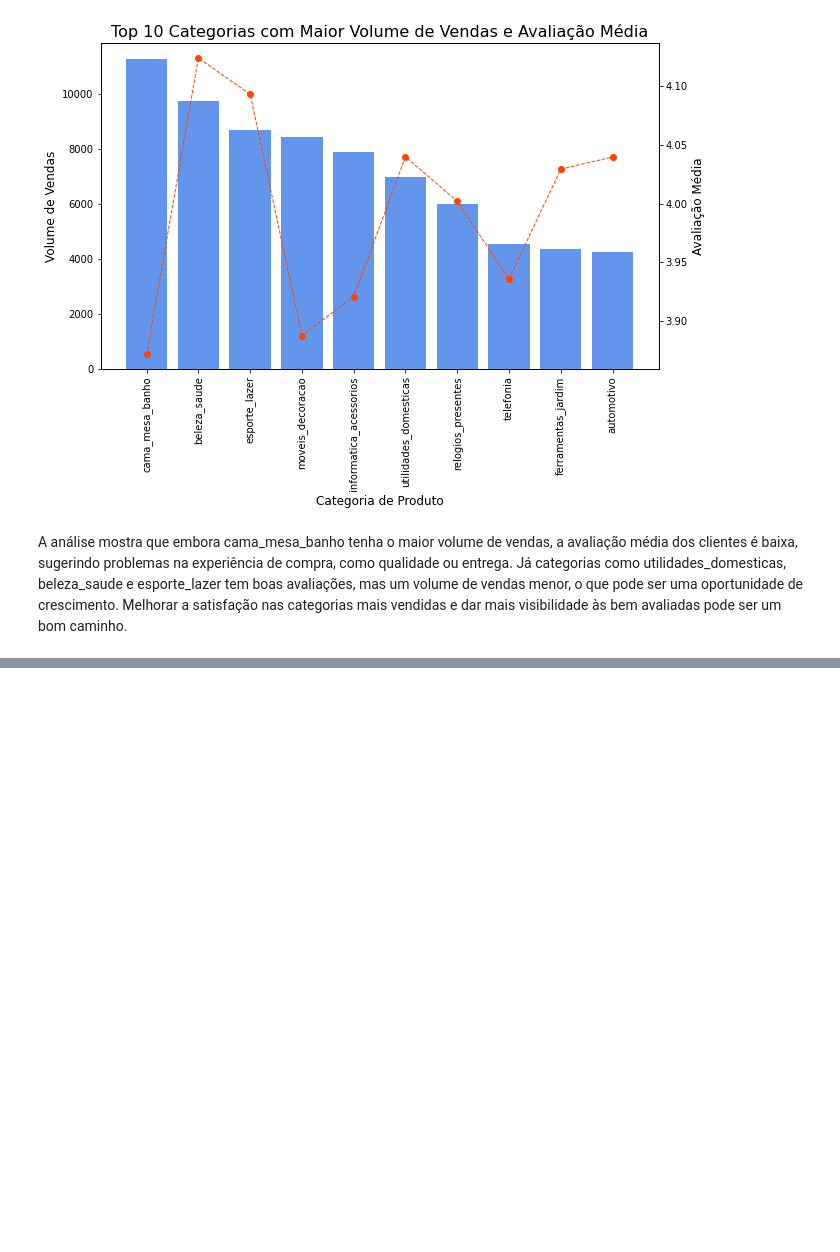
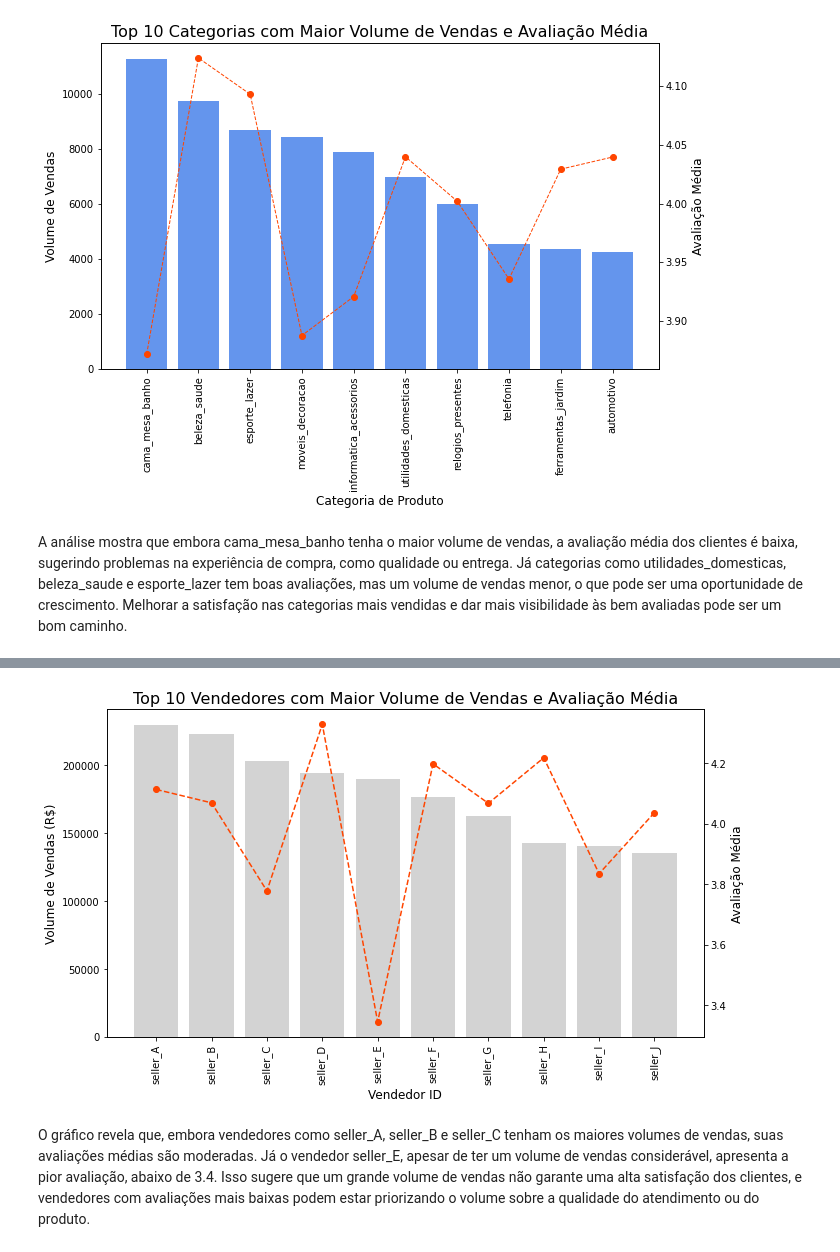
Before and after one commit to Squinelato/eEDB-002-2024-3, a Jupyter notebook: exploratory_analysis/data_analysis.ipynb, the cells around one changed output, grey strips where cells are left out. Drawn from its saved outputs; the diff is of its cells as text; code cells hidden in the pictures; blank space fills up the shorter version.

```diff
--- a/exploratory_analysis/data_analysis.ipynb
+++ b/exploratory_analysis/data_analysis.ipynb
@@ -310,0 +344,30 @@ A análise mostra que embora cama_mesa_banho tenha o maior volume de vendas, a a
+# %%
+sellers_mean = sellers_review_order_items.groupby(['seller_id', 'seller_city']).agg(
+    volume_vendas=('price', 'sum'),
+    avaliacao_media=('review_score', 'mean')
+).reset_index()
+
+top_sellers = sellers.nlargest(10, 'volume_vendas')
+
+codename = [f'seller_{letter}' for letter in string.ascii_uppercase[:10]]
+top_sellers['codinome'] = codename
+# %%
+fig, ax1 = plt.subplots(figsize=(10, 6))
+
+ax1.bar(top_sellers['codinome'], top_sellers['volume_vendas'], color='lightgrey')
+ax1.set_xlabel('Vendedor ID', fontsize=12)
+ax1.set_ylabel('Volume de Vendas (R$)', fontsize=12)
+ax1.tick_params(axis='x', rotation=90)
+ax1.set_title('Top 10 Vendedores com Maior Volume de Vendas e Avaliação Média', fontsize=16)
+
+ax2 = ax1.twinx()
+ax2.plot(top_sellers['codinome'], top_sellers['avaliacao_media'], color='orangered', marker='o', linestyle='--')
+ax2.set_ylabel('Avaliação Média', fontsize=12)
+ax2.tick_params(axis='y')
+
+plt.tight_layout()
+plt.show()
+# %% [output]
+[figure, added]
+# %% [markdown]
+O gráfico revela que, embora vendedores como seller_A, seller_B e seller_C tenham os maiores volumes de vendas, suas avaliações médias são moderadas. Já o vendedor seller_E, apesar de ter um volume de vendas considerável, apresenta a pior avaliação, abaixo de 3.4. Isso sugere que um grande volume de vendas não garante uma alta satisfação dos clientes, e vendedores com avaliações mais baixas podem estar priorizando o volume sobre a qualidade do atendimento ou do produto.
```
Also changed, not shown: parts of 7 cells of this notebook.
